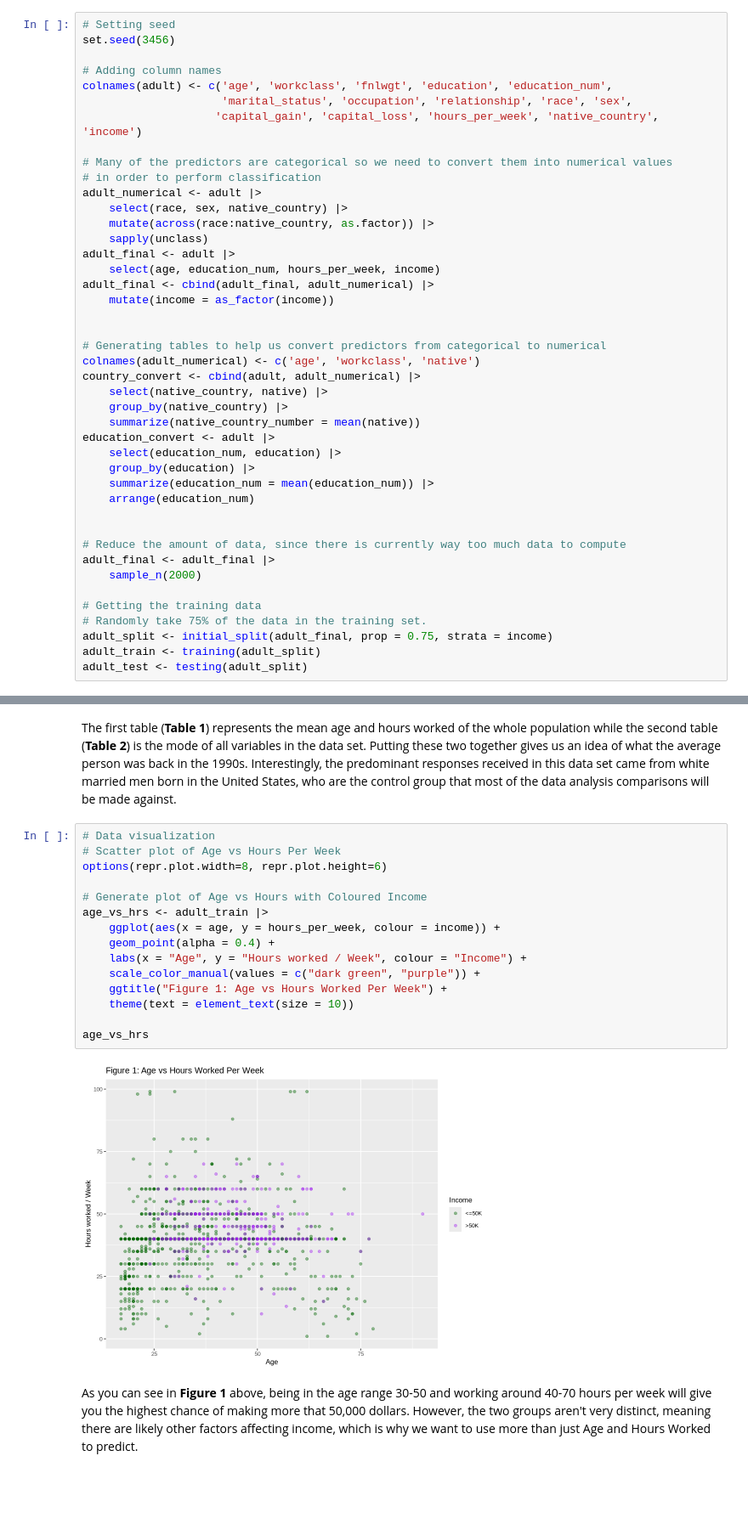
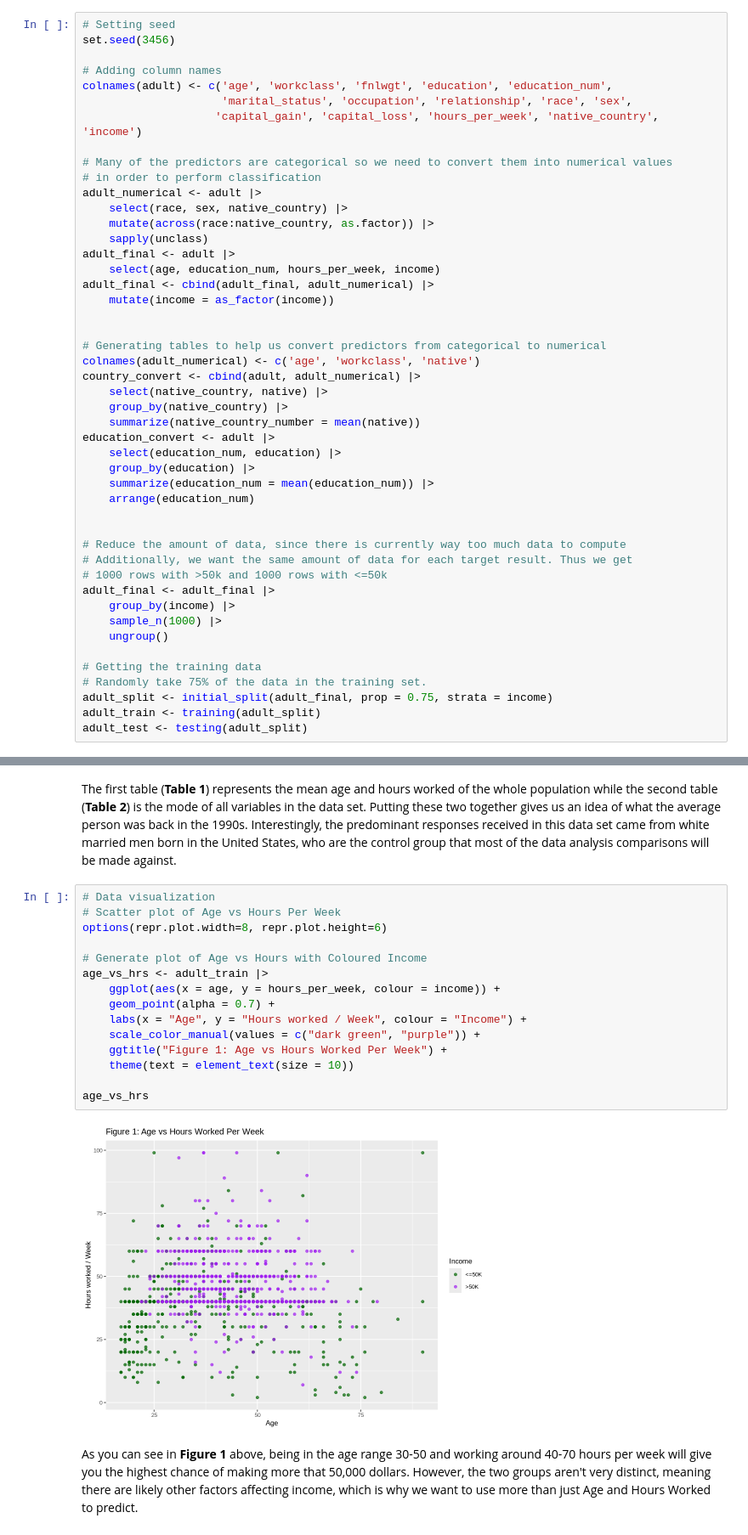
Before and after one commit to Jasonzh1/DSCI-100-Project, a Jupyter notebook: DSCI100_Final_Report.ipynb, the cells around one changed output, grey strips where cells are left out. Shown at 85% size. Cells and saved outputs as stored; diff of their text form; blank space fills up the shorter version.

```diff
--- a/DSCI100_Final_Report.ipynb
+++ b/DSCI100_Final_Report.ipynb
@@ -100,8 +100,12 @@ education_convert <- adult |>
 
 
 # Reduce the amount of data, since there is currently way too much data to compute
+# Additionally, we want the same amount of data for each target result. Thus we get
+# 1000 rows with >50k and 1000 rows with <=50k
 adult_final <- adult_final |>
-    sample_n(2000)
+    group_by(income) |>
+    sample_n(1000) |>
+    ungroup()
 
 # Getting the training data
 # Randomly take 75% of the data in the training set.
@@ -143,20 +147,20 @@ The first table (**Table 1**) represents the mean age and hours worked of the wh
 # %%
 # Data visualization
 # Scatter plot of Age vs Hours Per Week
 options(repr.plot.width=8, repr.plot.height=6)
 
 # Generate plot of Age vs Hours with Coloured Income
 age_vs_hrs <- adult_train |>
     ggplot(aes(x = age, y = hours_per_week, colour = income)) +
-    geom_point(alpha = 0.4) +
+    geom_point(alpha = 0.7) +
     labs(x = "Age", y = "Hours worked / Week", colour = "Income") +
     scale_color_manual(values = c("dark green", "purple")) +
     ggtitle("Figure 1: Age vs Hours Worked Per Week") +
     theme(text = element_text(size = 10))
 
 age_vs_hrs
 # %% [output]
-[figure, old version]
+[figure, new version]
 # %% [markdown]
 As you can see in **Figure 1** above, being in the age range 30-50 and working around 40-70 hours per week will give you the highest chance of making more that 50,000 dollars. However, the two groups aren't very distinct, meaning there are likely other factors affecting income, which is why we want to use more than just Age and Hours Worked to predict.
 # %% [markdown]
```
Also changed, not shown: parts of 8 cells of this notebook.
